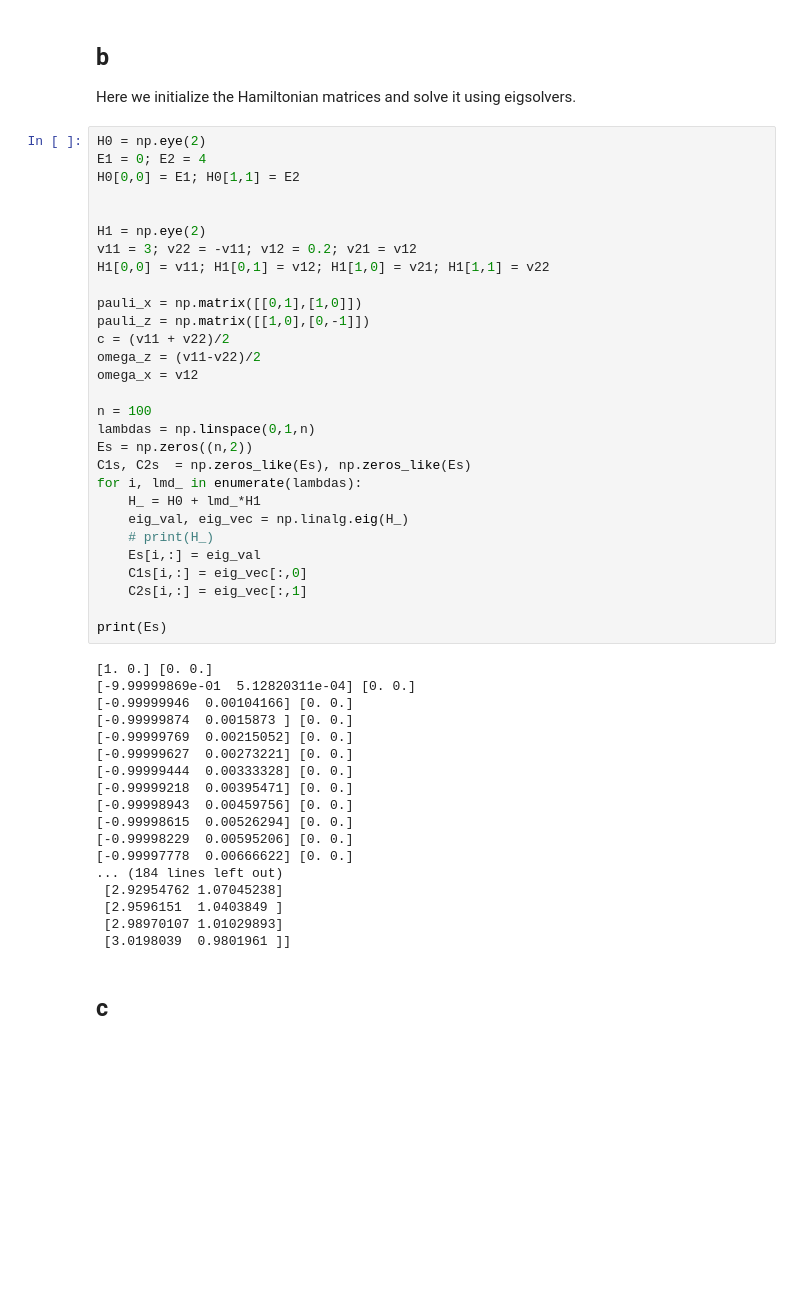
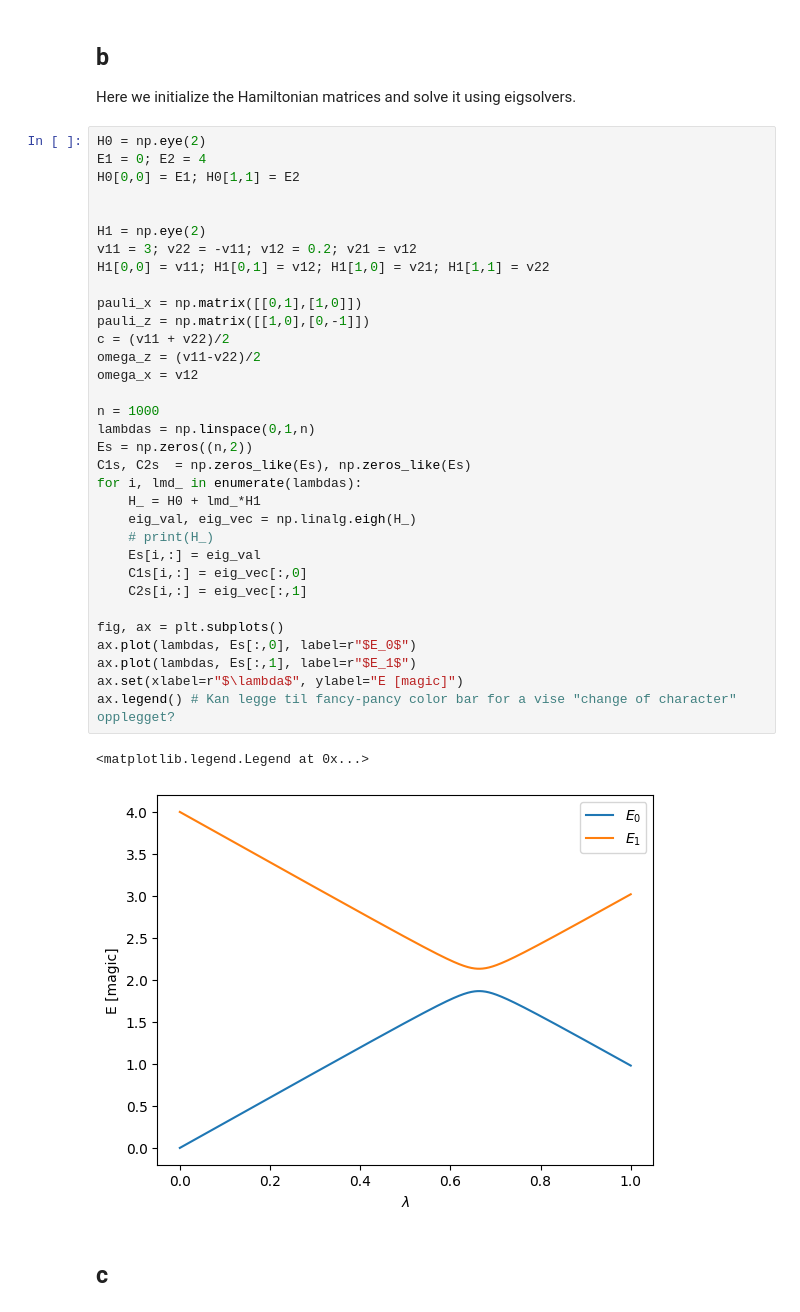
Before and after one commit to hkve/Lipkin-Model-FYS5419, a Jupyter notebook: Project1.ipynb, the cells around one changed output. Saved outputs shown, nothing was run; the diff lists cells and outputs as text; blank space fills up the shorter version.

```diff
--- a/Project1.ipynb
+++ b/Project1.ipynb
@@ -72,50 +72,39 @@ Here we initialize the Hamiltonian matrices and solve it using eigsolvers.
 # %%
 H0 = np.eye(2)
 E1 = 0; E2 = 4
 H0[0,0] = E1; H0[1,1] = E2
 
 
 H1 = np.eye(2)
 v11 = 3; v22 = -v11; v12 = 0.2; v21 = v12
 H1[0,0] = v11; H1[0,1] = v12; H1[1,0] = v21; H1[1,1] = v22
 
 pauli_x = np.matrix([[0,1],[1,0]])
 pauli_z = np.matrix([[1,0],[0,-1]])
 c = (v11 + v22)/2
 omega_z = (v11-v22)/2
 omega_x = v12
 
-n = 100
+n = 1000
 lambdas = np.linspace(0,1,n)
 Es = np.zeros((n,2))
 C1s, C2s  = np.zeros_like(Es), np.zeros_like(Es)
 for i, lmd_ in enumerate(lambdas):
     H_ = H0 + lmd_*H1
-    eig_val, eig_vec = np.linalg.eig(H_)
+    eig_val, eig_vec = np.linalg.eigh(H_)
     # print(H_)
     Es[i,:] = eig_val
     C1s[i,:] = eig_vec[:,0]
     C2s[i,:] = eig_vec[:,1]
 
-print(Es)
+fig, ax = plt.subplots()
+ax.plot(lambdas, Es[:,0], label=r"$E_0$")
+ax.plot(lambdas, Es[:,1], label=r"$E_1$")
+ax.set(xlabel=r"$\lambda$", ylabel="E [magic]")
+ax.legend() # Kan legge til fancy-pancy color bar for a vise "change of character" opplegget?
 # %% [output]
-[1. 0.] [0. 0.]
-[-9.99999869e-01  5.12820311e-04] [0. 0.]
-[-0.99999946  0.00104166] [0. 0.]
-[-0.99999874  0.0015873 ] [0. 0.]
-[-0.99999769  0.00215052] [0. 0.]
-[-0.99999627  0.00273221] [0. 0.]
-[-0.99999444  0.00333328] [0. 0.]
-[-0.99999218  0.00395471] [0. 0.]
-[-0.99998943  0.00459756] [0. 0.]
-[-0.99998615  0.00526294] [0. 0.]
-[-0.99998229  0.00595206] [0. 0.]
-[-0.99997778  0.00666622] [0. 0.]
-... (184 lines left out)
- [2.92954762 1.07045238]
- [2.9596151  1.0403849 ]
- [2.98970107 1.01029893]
- [3.0198039  0.9801961 ]]
+<matplotlib.legend.Legend at 0x...>
+[figure, added]
 # %% [markdown]
 ## c
 # %%
```
Also changed, not shown: parts of 3 cells of this notebook.
